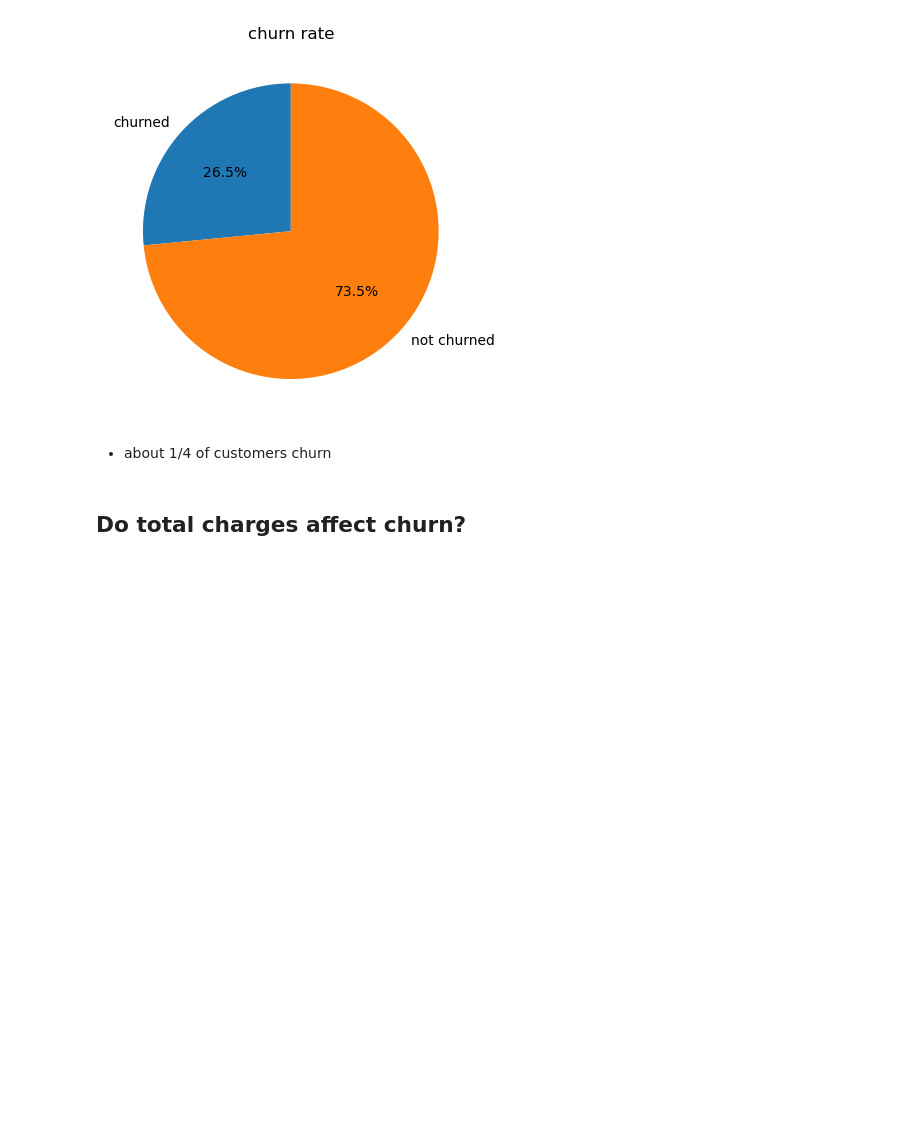
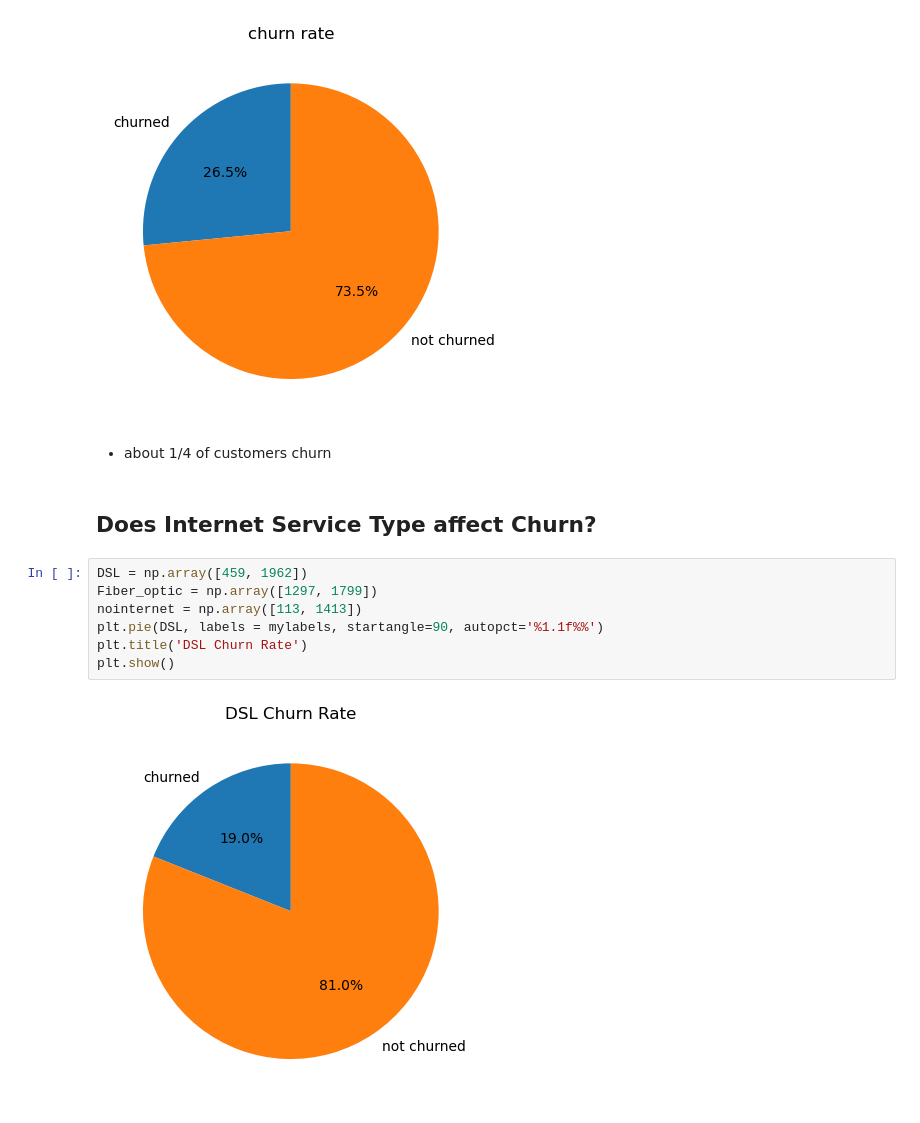
Before and after one commit to wherrickjr/classification_project, a Jupyter notebook: final_classification.ipynb, the cells around one changed output. Cells and saved outputs as stored; diff of their text form; blank space fills up the shorter version.

```diff
--- a/final_classification.ipynb
+++ b/final_classification.ipynb
@@ -102,5 +102,14 @@ Text(0.5, 1.0, 'churn rate')
 [figure]
 # %% [markdown]
 * about 1/4 of customers churn
-# %% [markdown]
-## Do total charges affect churn?
+# %% [markdown]
+## Does Internet Service Type affect Churn?
+# %%
+DSL = np.array([459, 1962])
+Fiber_optic = np.array([1297, 1799])
+nointernet = np.array([113, 1413])
+plt.pie(DSL, labels = mylabels, startangle=90, autopct='%1.1f%%')
+plt.title('DSL Churn Rate')
+plt.show()
+# %% [output]
+[figure, added]
```
Also changed, not shown: parts of 19 cells of this notebook.
